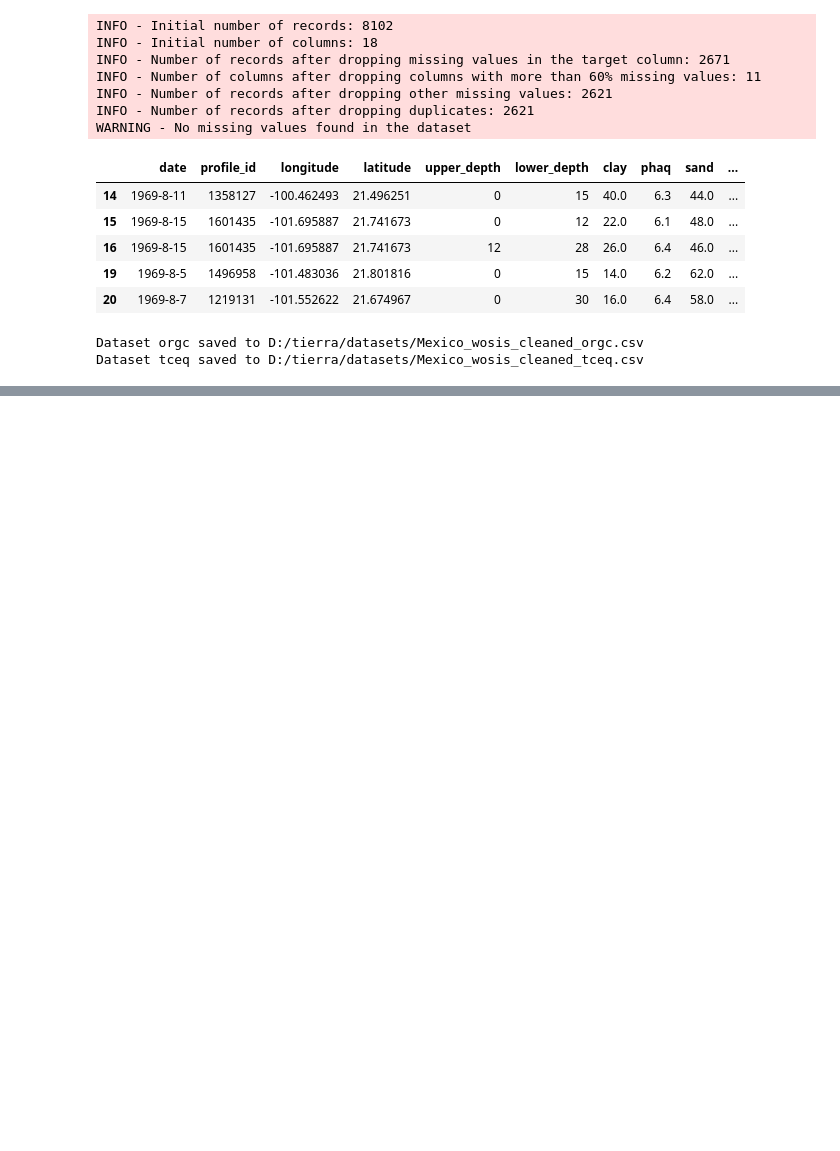
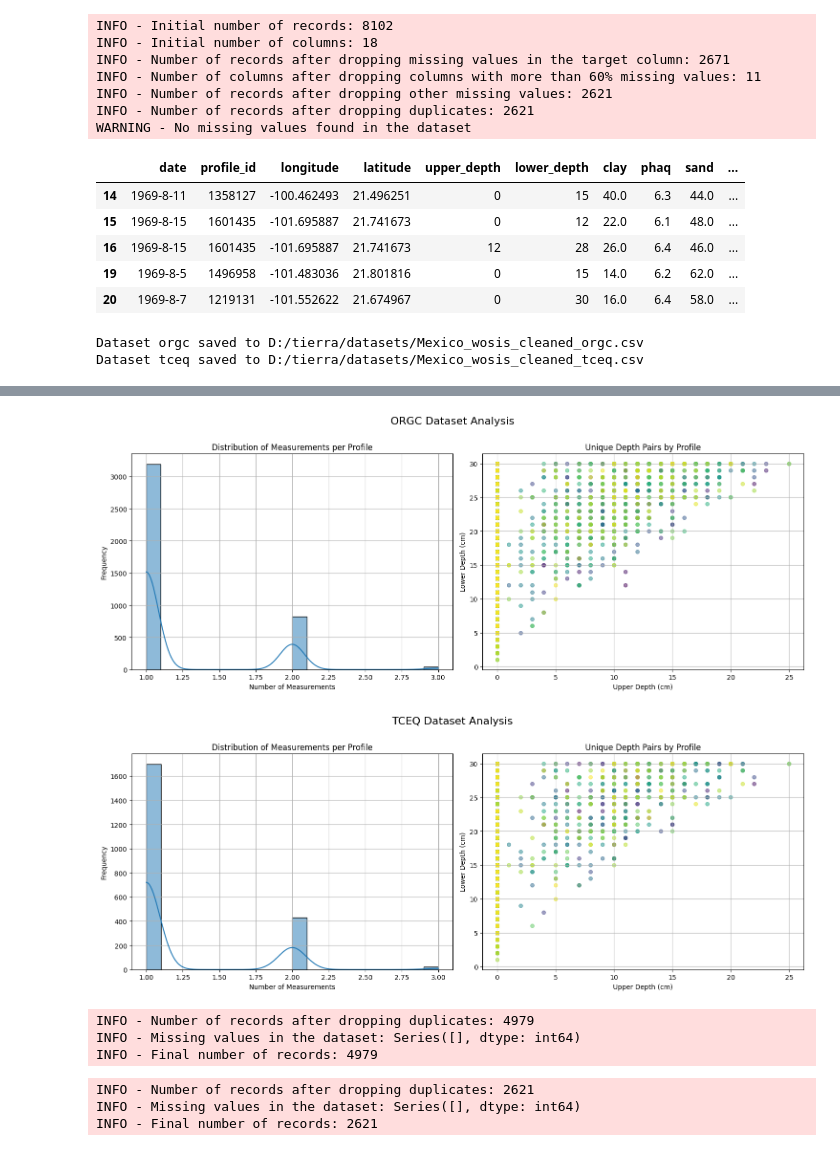
Before and after one commit to tierrafoods-hud/notebooks, a Jupyter notebook: wosis-preprocessor.ipynb, the cells around one changed output, grey strips where cells are left out. Drawn from its saved outputs; the diff is of its cells as text; code cells hidden in the pictures; blank space fills up the shorter version.

```diff
--- a/wosis-preprocessor.ipynb
+++ b/wosis-preprocessor.ipynb
@@ -182,0 +215,42 @@ Dataset tceq saved to D:/tierra/datasets/Mexico_wosis_cleaned_tceq.csv
+# %%
+import numpy as np
+import matplotlib.pyplot as plt
+import seaborn as sns
+
+def depth_analysis(df, title='Depth Analysis'):
+    # Create figure with two subplots side by side
+    fig, (ax1, ax2) = plt.subplots(1, 2, figsize=(15, 6))
+
+    # Left plot: Distribution of number of measurements per profile
+    depth_counts = df.groupby('profile_id').size()
+    sns.histplot(depth_counts, bins=20, kde=True, ax=ax1)
+    ax1.set_title('Distribution of Measurements per Profile')
+    ax1.set_xlabel('Number of Measurements')
+    ax1.set_ylabel('Frequency')
+    ax1.grid(True)
+
+    # Right plot: Unique depth pairs by profile
+    profiles = df['profile_id'].unique()
+    colors = plt.cm.viridis(np.linspace(0, 1, len(profiles)))
+
+    for idx, profile in enumerate(profiles):
+        profile_data = df[df['profile_id'] == profile]
+        ax2.scatter(profile_data['upper_depth'], profile_data['lower_depth'],
+                   color=colors[idx], alpha=0.5, s=30)
+
+    ax2.set_title('Unique Depth Pairs by Profile')
+    ax2.set_xlabel('Upper Depth (cm)')
+    ax2.set_ylabel('Lower Depth (cm)')
+    ax2.grid(True)
+
+    plt.tight_layout()
+    plt.suptitle(title, fontsize=16)
+    plt.subplots_adjust(top=0.85)
+    plt.show()
+
+# Apply to both datasets
+depth_analysis(orgc_df, "ORGC Dataset Analysis")
+depth_analysis(tceq_df, "TCEQ Dataset Analysis")
+# %% [output]
+[figure, added]
+[figure, added]
@@ -182,0 +274,12 @@ Dataset tceq saved to D:/tierra/datasets/Mexico_wosis_cleaned_tceq.csv
+# %%
+orgc_df = preprocessor_depth(orgc_df)
+# %% [output]
+INFO - Number of records after dropping duplicates: 4979
+INFO - Missing values in the dataset: Series([], dtype: int64)
+INFO - Final number of records: 4979
+# %%
+tceq_df = preprocessor_depth(tceq_df)
+# %% [output]
+INFO - Number of records after dropping duplicates: 2621
+INFO - Missing values in the dataset: Series([], dtype: int64)
+INFO - Final number of records: 2621
```
Also changed, not shown: parts of 5 cells of this notebook.
